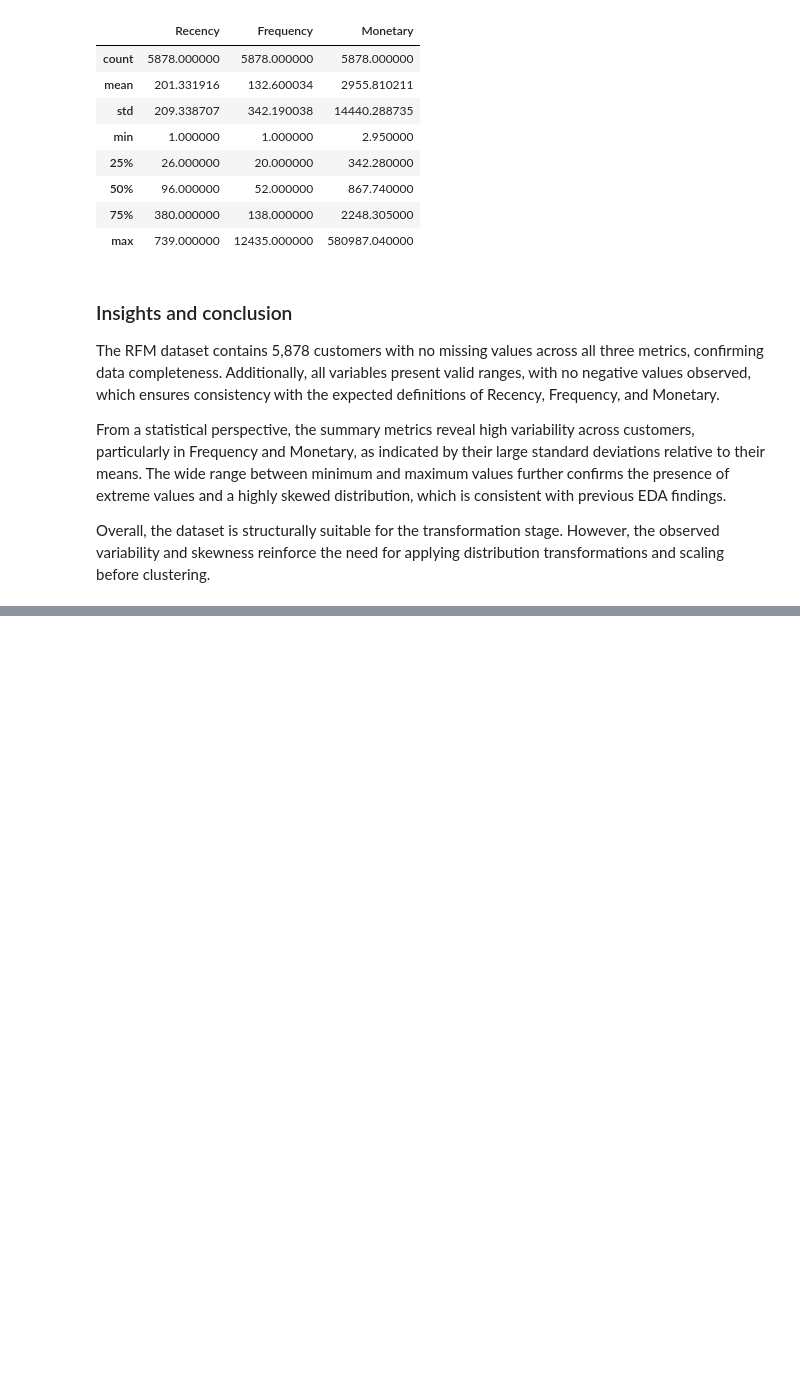
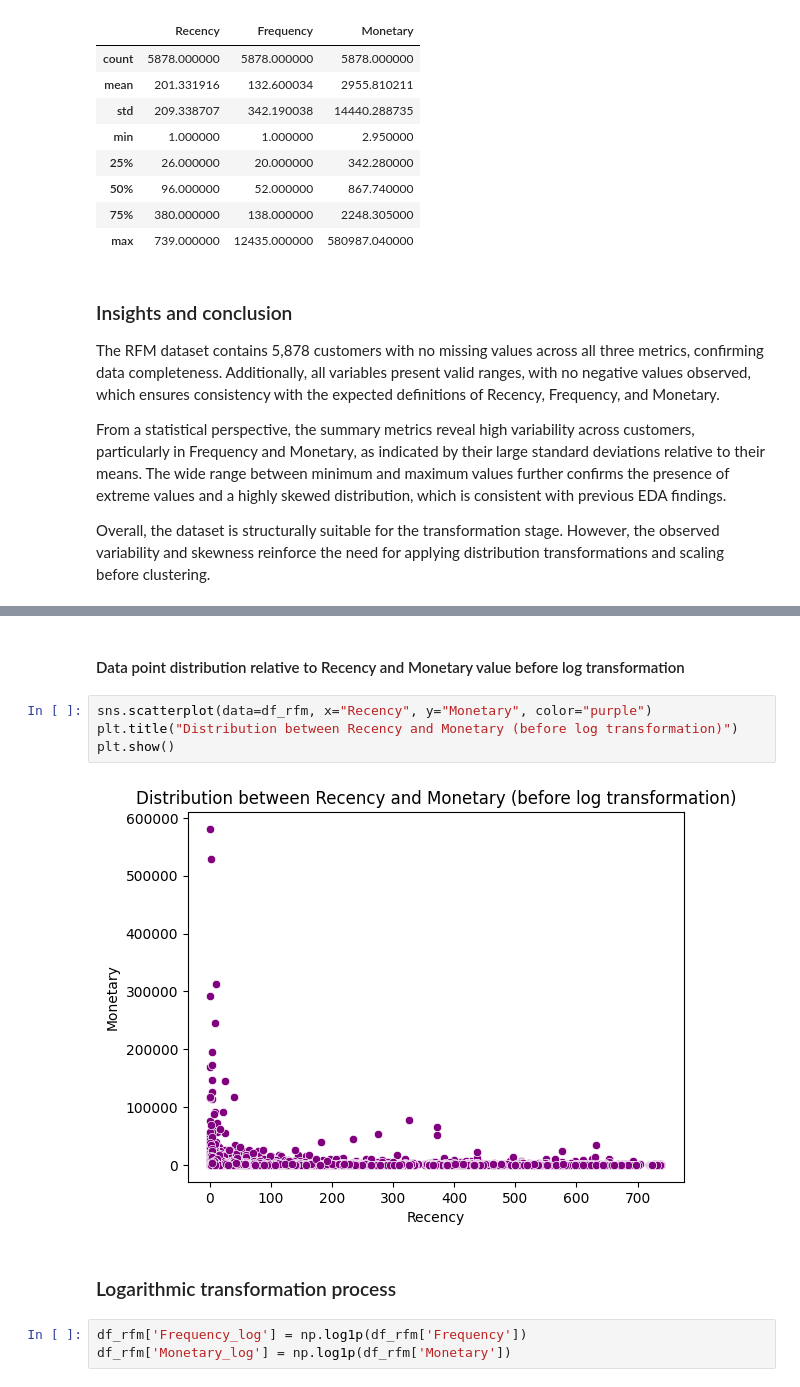
Before and after one commit to AmaKings9/online-retail-customer-analysis, a Jupyter notebook: notebooks/04_rfm_analysis.ipynb, the cells around one changed output, grey strips where cells are left out. Cells and saved outputs as stored; diff of their text form; blank space fills up the shorter version.

```diff
--- a/notebooks/04_rfm_analysis.ipynb
+++ b/notebooks/04_rfm_analysis.ipynb
@@ -49,0 +64,13 @@ Overall, the dataset is structurally suitable for the transformation stage. Howe
+# %% [markdown]
+#### Data point distribution relative to Recency and Monetary value before log transformation
+# %%
+sns.scatterplot(data=df_rfm, x="Recency", y="Monetary", color="purple")
+plt.title("Distribution between Recency and Monetary (before log transformation)")
+plt.show()
+# %% [output]
+[figure, added]
+# %% [markdown]
+### Logarithmic transformation process
+# %%
+df_rfm['Frequency_log'] = np.log1p(df_rfm['Frequency'])
+df_rfm['Monetary_log'] = np.log1p(df_rfm['Monetary'])
```
Also changed, not shown: parts of 12 cells of this notebook.
